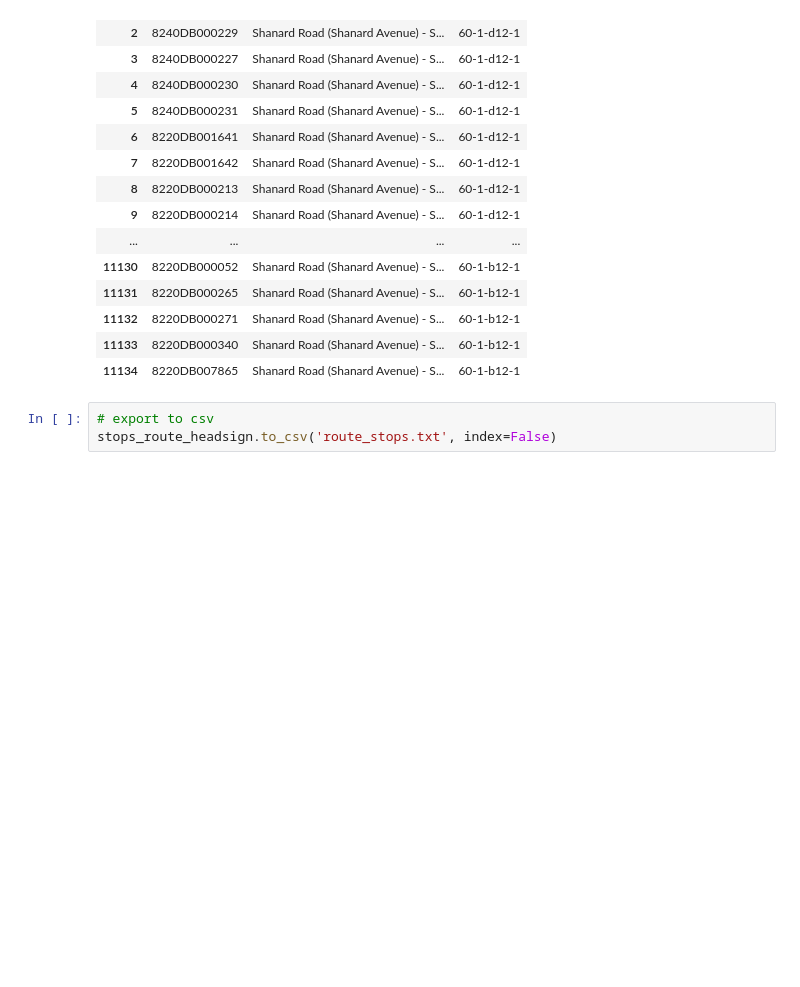
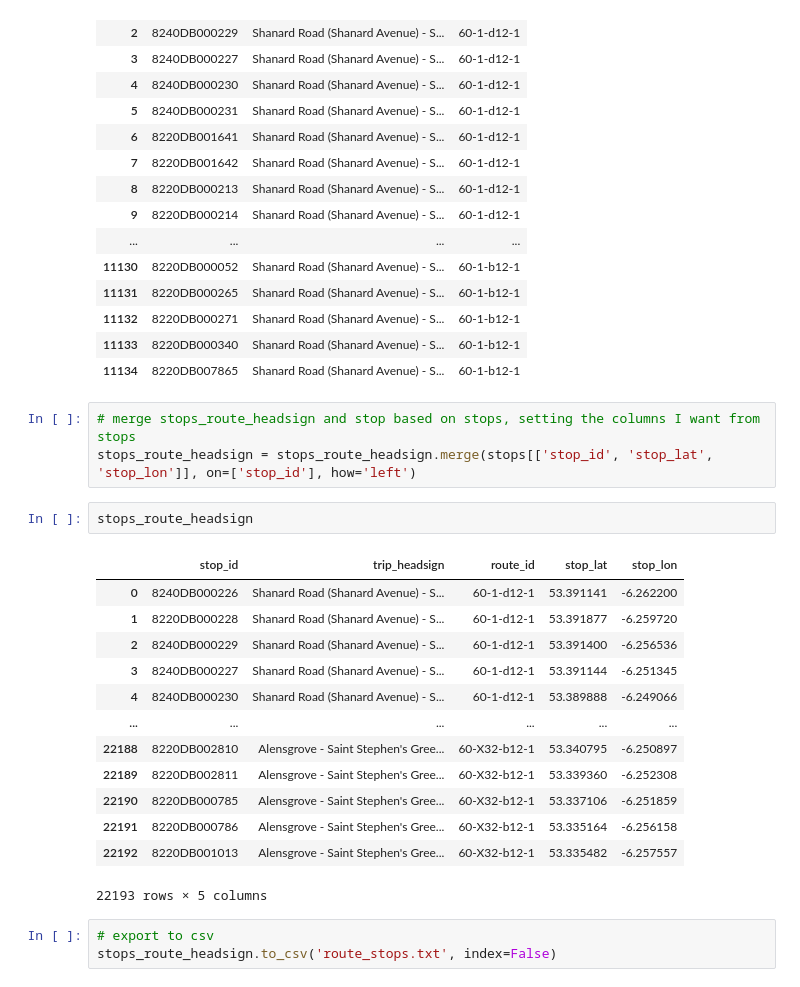
Before and after one commit to kevinobrien97/comp47360_SummerGroupProject, a Jupyter notebook: database/GTFSExploration.ipynb, the cells around one changed output. Drawn from its saved outputs; the diff is of its cells as text; blank space fills up the shorter version.

Commit message:
Updated route_stops file to include lat and long

```diff
--- a/database/GTFSExploration.ipynb
+++ b/database/GTFSExploration.ipynb
@@ -358,6 +358,25 @@ stops_route_headsign[stops_route_headsign['trip_headsign'] == "Shanard Road (Sha
 | 11132 | 8220DB000271 | Shanard Road (Shanard Avenue) - S... | 60-1-b12-1 |
 | 11133 | 8220DB000340 | Shanard Road (Shanard Avenue) - S... | 60-1-b12-1 |
 | 11134 | 8220DB007865 | Shanard Road (Shanard Avenue) - S... | 60-1-b12-1 |
+# %%
+# merge stops_route_headsign and stop based on stops, setting the columns I want from stops
+stops_route_headsign = stops_route_headsign.merge(stops[['stop_id', 'stop_lat', 'stop_lon']], on=['stop_id'], how='left')
+# %%
+stops_route_headsign
+# %% [output]
+|  | stop_id | trip_headsign | route_id | stop_lat | stop_lon |
+| 0 | 8240DB000226 | Shanard Road (Shanard Avenue) - S... | 60-1-d12-1 | 53.391141 | -6.262200 |
+| 1 | 8220DB000228 | Shanard Road (Shanard Avenue) - S... | 60-1-d12-1 | 53.391877 | -6.259720 |
+| 2 | 8240DB000229 | Shanard Road (Shanard Avenue) - S... | 60-1-d12-1 | 53.391400 | -6.256536 |
+| 3 | 8240DB000227 | Shanard Road (Shanard Avenue) - S... | 60-1-d12-1 | 53.391144 | -6.251345 |
+| 4 | 8240DB000230 | Shanard Road (Shanard Avenue) - S... | 60-1-d12-1 | 53.389888 | -6.249066 |
+| ... | ... | ... | ... | ... | ... |
+| 22188 | 8220DB002810 | Alensgrove - Saint Stephen's Gree... | 60-X32-b12-1 | 53.340795 | -6.250897 |
+| 22189 | 8220DB002811 | Alensgrove - Saint Stephen's Gree... | 60-X32-b12-1 | 53.339360 | -6.252308 |
+| 22190 | 8220DB000785 | Alensgrove - Saint Stephen's Gree... | 60-X32-b12-1 | 53.337106 | -6.251859 |
+| 22191 | 8220DB000786 | Alensgrove - Saint Stephen's Gree... | 60-X32-b12-1 | 53.335164 | -6.256158 |
+| 22192 | 8220DB001013 | Alensgrove - Saint Stephen's Gree... | 60-X32-b12-1 | 53.335482 | -6.257557 |
+22193 rows × 5 columns
 # %%
 # export to csv
 stops_route_headsign.to_csv('route_stops.txt', index=False)
```
Also changed, not shown: parts of 8 cells of this notebook, 1 other file.
